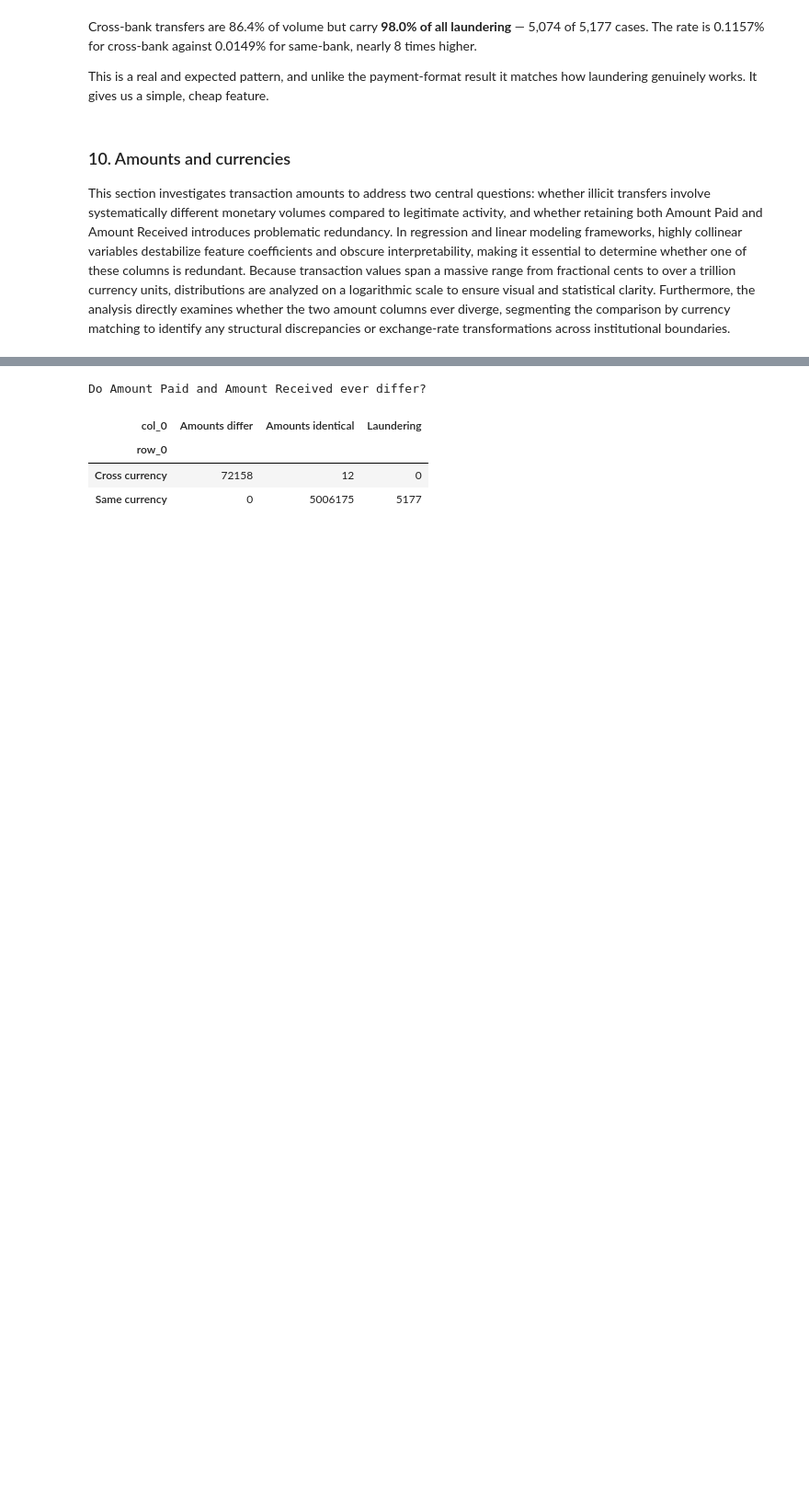
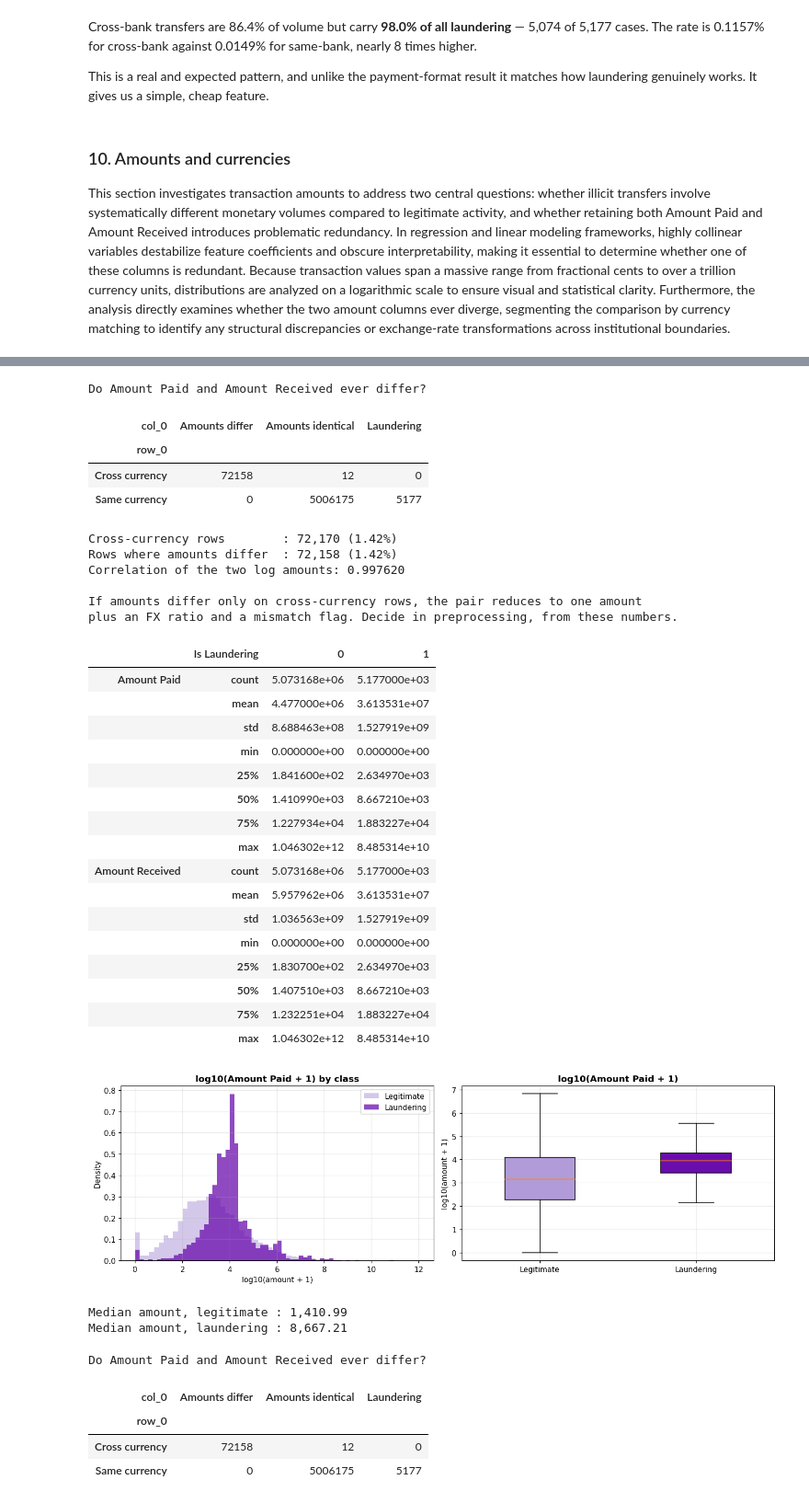
Before and after one commit to jnfpm/Capstone-Project, a Jupyter notebook: MoneyLaundering /EDA__.ipynb, the cells around one changed output, grey strips where cells are left out. Shown at 92% size. Saved outputs shown, nothing was run; the diff lists cells and outputs as text; code cells hidden in the pictures; blank space fills up the shorter version.

```diff
--- a/MoneyLaundering /EDA__.ipynb
+++ b/MoneyLaundering /EDA__.ipynb
@@ -581,3 +557,71 @@ TypeError: boxplot() got an unexpected keyword argument 'tick_labels'
+# %%
+print("Do Amount Paid and Amount Received ever differ?")
+display(eu.currency_consistency(trans))
+
+mismatch = trans["Payment Currency"].ne(trans["Receiving Currency"])
+differ = trans["Amount Paid"].ne(trans["Amount Received"])
+print(f"\nCross-currency rows        : {mismatch.sum():,} ({mismatch.mean() * 100:.2f}%)")
+print(f"Rows where amounts differ  : {differ.sum():,} ({differ.mean() * 100:.2f}%)")
+print(f"Correlation of the two log amounts: "
+      f"{np.corrcoef(np.log1p(trans['Amount Paid'].clip(lower=0)), np.log1p(trans['Amount Received'].clip(lower=0)))[0, 1]:.6f}")
+print("\nIf amounts differ only on cross-currency rows, the pair reduces to one amount")
+print("plus an FX ratio and a mismatch flag. Decide in preprocessing, from these numbers.")
+
+desc = trans.groupby("Is Laundering")[["Amount Paid", "Amount Received"]].describe().T
+display(desc.round(2))
+
+log_paid = np.log10(trans["Amount Paid"].clip(lower=0) + 1)
+legit = log_paid[trans["Is Laundering"].eq(0)]
+laund = log_paid[trans["Is Laundering"].eq(1)]
+
+fig, ax = plt.subplots(1, 2, figsize=(13, 4.2))
+ax[0].hist(legit, bins=60, density=True, alpha=0.55, color=LILAC, label="Legitimate")
+ax[0].hist(laund, bins=60, density=True, alpha=0.75, color=PURPLE, label="Laundering")
+ax[0].set_title("log10(Amount Paid + 1) by class", fontweight="bold")
+ax[0].set_xlabel("log10(amount + 1)"); ax[0].set_ylabel("Density"); ax[0].legend()
+
+bp = ax[1].boxplot([legit.values, laund.values], patch_artist=True, widths=0.45,
+                   labels=["Legitimate", "Laundering"], showfliers=False)
+for patch, col in zip(bp["boxes"], [LILAC, PURPLE]):
+    patch.set_facecolor(col)
+ax[1].set_title("log10(Amount Paid + 1)", fontweight="bold")
+ax[1].set_ylabel("log10(amount + 1)")
+plt.tight_layout(); plt.show()
+
+print(f"Median amount, legitimate : {trans.loc[trans['Is Laundering'].eq(0), 'Amount Paid'].median():,.2f}")
+print(f"Median amount, laundering : {trans.loc[trans['Is Laundering'].eq(1), 'Amount Paid'].median():,.2f}")
+# %% [output]
+Do Amount Paid and Amount Received ever differ?
+| col_0 | Amounts differ | Amounts identical | Laundering |
+| row_0 |  |  |  |
+| Cross currency | 72158 | 12 | 0 |
+| Same currency | 0 | 5006175 | 5177 |
+Cross-currency rows        : 72,170 (1.42%)
+Rows where amounts differ  : 72,158 (1.42%)
+Correlation of the two log amounts: 0.997620
+
+If amounts differ only on cross-currency rows, the pair reduces to one amount
+plus an FX ratio and a mismatch flag. Decide in preprocessing, from these numbers.
+|  | Is Laundering | 0 | 1 |
+| Amount Paid | count | 5.073168e+06 | 5.177000e+03 |
+|  | mean | 4.477000e+06 | 3.613531e+07 |
+|  | std | 8.688463e+08 | 1.527919e+09 |
+|  | min | 0.000000e+00 | 0.000000e+00 |
+|  | 25% | 1.841600e+02 | 2.634970e+03 |
+|  | 50% | 1.410990e+03 | 8.667210e+03 |
+|  | 75% | 1.227934e+04 | 1.883227e+04 |
+|  | max | 1.046302e+12 | 8.485314e+10 |
+| Amount Received | count | 5.073168e+06 | 5.177000e+03 |
+|  | mean | 5.957962e+06 | 3.613531e+07 |
+|  | std | 1.036563e+09 | 1.527919e+09 |
+|  | min | 0.000000e+00 | 0.000000e+00 |
+|  | 25% | 1.830700e+02 | 2.634970e+03 |
+|  | 50% | 1.407510e+03 | 8.667210e+03 |
+|  | 75% | 1.232251e+04 | 1.883227e+04 |
+|  | max | 1.046302e+12 | 8.485314e+10 |
+[figure, added]
+Median amount, legitimate : 1,410.99
+Median amount, laundering : 8,667.21
 # %%
 print("Do Amount Paid and Amount Received ever differ?")
 display(eu.currency_consistency(trans))
```
Also changed, not shown: parts of 5 cells of this notebook, 3 other files.
